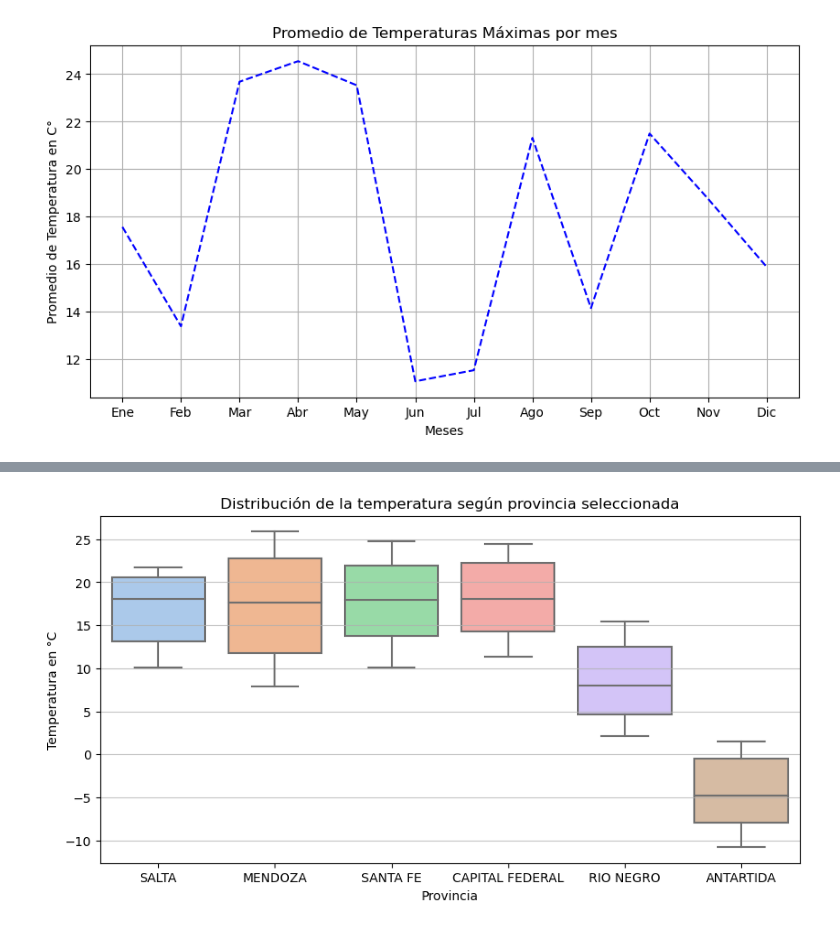
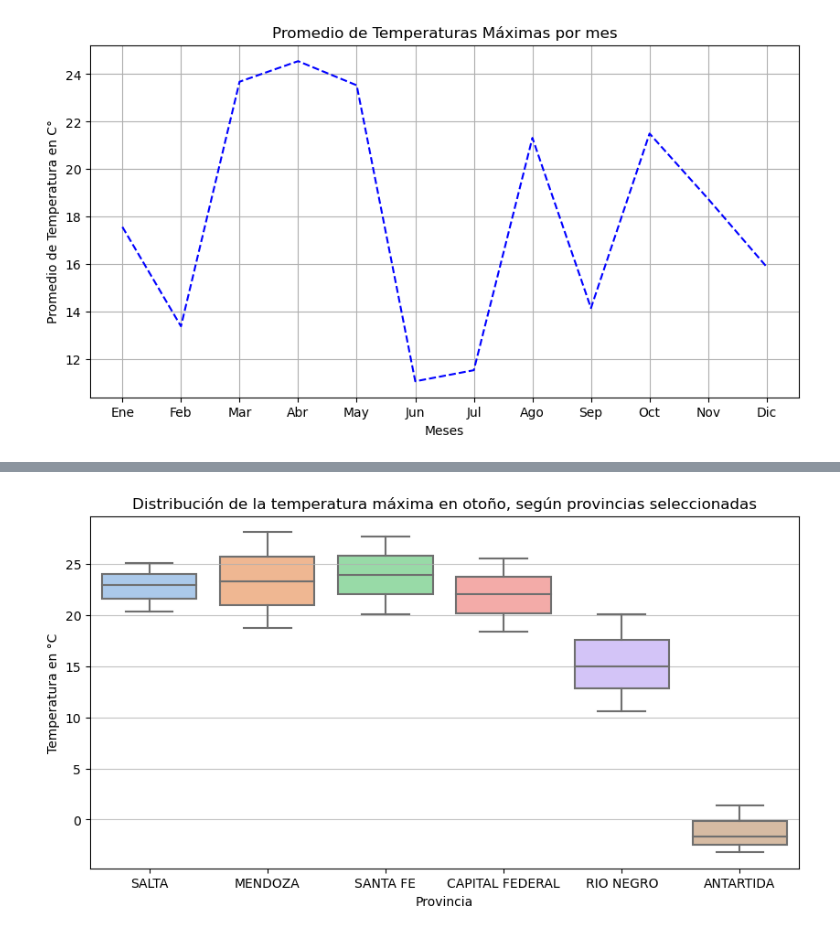
Before and after one commit to CaroRuiz92/etl_clima_zonas_argentinas, a Jupyter notebook: notebooks/visualizacion_datos.ipynb, the cells around one changed output, grey strips where cells are left out. Cells and saved outputs as stored; diff of their text form; code cells hidden in the pictures.

```diff
--- a/notebooks/visualizacion_datos.ipynb
+++ b/notebooks/visualizacion_datos.ipynb
@@ -50,10 +58,13 @@ provincia = list(data['provincia'].unique())
+# %%
+temp_max_otono = data[['provincia', 'mes', 'temperat_max_c']]
+temp_max_otono = temp_max_otono[temp_max_otono['mes'].isin(['Mar', 'Abr', 'May'])]
 # %%
 plt.figure(figsize=(10,5))
-sns.boxplot(x='provincia', y='temperat_c', data=data, palette='pastel')
-plt.title('Distribución de la temperatura según provincia seleccionada')
+sns.boxplot(x='provincia', y='temperat_max_c', data=temp_max_otono, palette='pastel')
+plt.title('Distribución de la temperatura máxima en otoño, según provincias seleccionadas')
 plt.xlabel('Provincia')
 plt.ylabel('Temperatura en °C')
 plt.grid(axis='y', alpha=0.75)
 plt.show()
 # %% [output]
-[figure, old version]
+[figure, new version]
```
Also changed, not shown: parts of 9 cells of this notebook.
